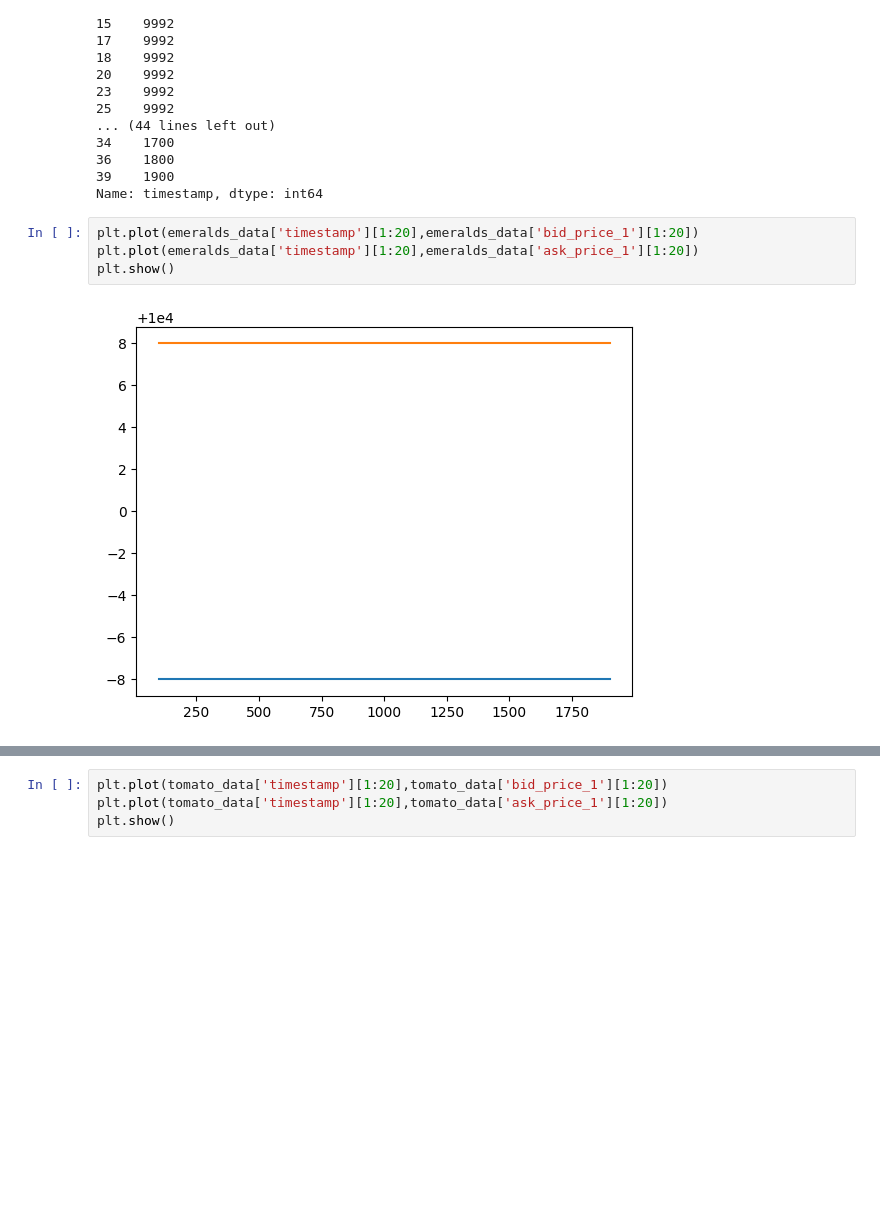
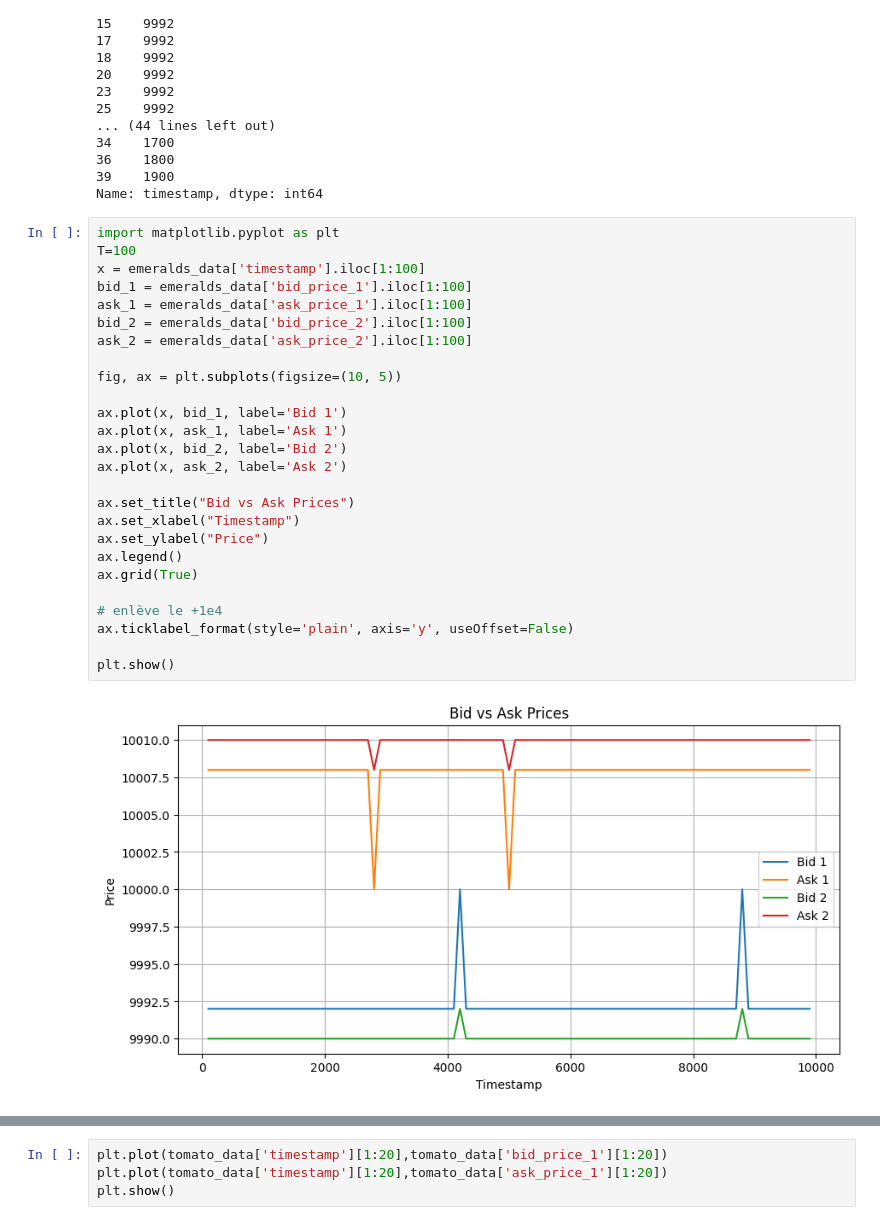
Before and after one commit to carl-handouka/TRADOSMIC, a Jupyter notebook: day-1_analysis.ipynb, the cells around one changed output, grey strips where cells are left out. Drawn from its saved outputs; the diff is of its cells as text; blank space fills up the shorter version.

```diff
--- a/day-1_analysis.ipynb
+++ b/day-1_analysis.ipynb
@@ -39,8 +157,30 @@ print(emeralds_data['timestamp'][1:20])
 39    1900
 Name: timestamp, dtype: int64
 # %%
-plt.plot(emeralds_data['timestamp'][1:20],emeralds_data['bid_price_1'][1:20])
-plt.plot(emeralds_data['timestamp'][1:20],emeralds_data['ask_price_1'][1:20])
+import matplotlib.pyplot as plt
+T=100
+x = emeralds_data['timestamp'].iloc[1:100]
+bid_1 = emeralds_data['bid_price_1'].iloc[1:100]
+ask_1 = emeralds_data['ask_price_1'].iloc[1:100]
+bid_2 = emeralds_data['bid_price_2'].iloc[1:100]
+ask_2 = emeralds_data['ask_price_2'].iloc[1:100]
+
+fig, ax = plt.subplots(figsize=(10, 5))
+
+ax.plot(x, bid_1, label='Bid 1')
+ax.plot(x, ask_1, label='Ask 1')
+ax.plot(x, bid_2, label='Bid 2')
+ax.plot(x, ask_2, label='Ask 2')
+
+ax.set_title("Bid vs Ask Prices")
+ax.set_xlabel("Timestamp")
+ax.set_ylabel("Price")
+ax.legend()
+ax.grid(True)
+
+# enlève le +1e4
+ax.ticklabel_format(style='plain', axis='y', useOffset=False)
+
 plt.show()
 # %% [output]
-[figure, old version]
+[figure, new version]
```
Also changed, not shown: parts of 11 cells of this notebook, 11 other files.
